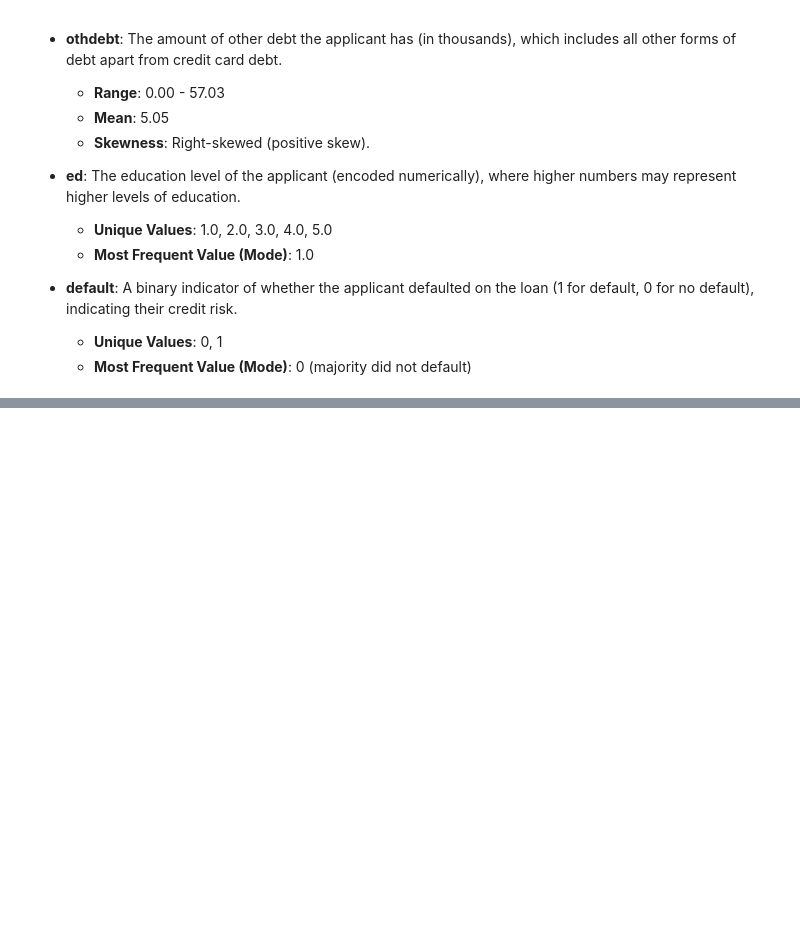
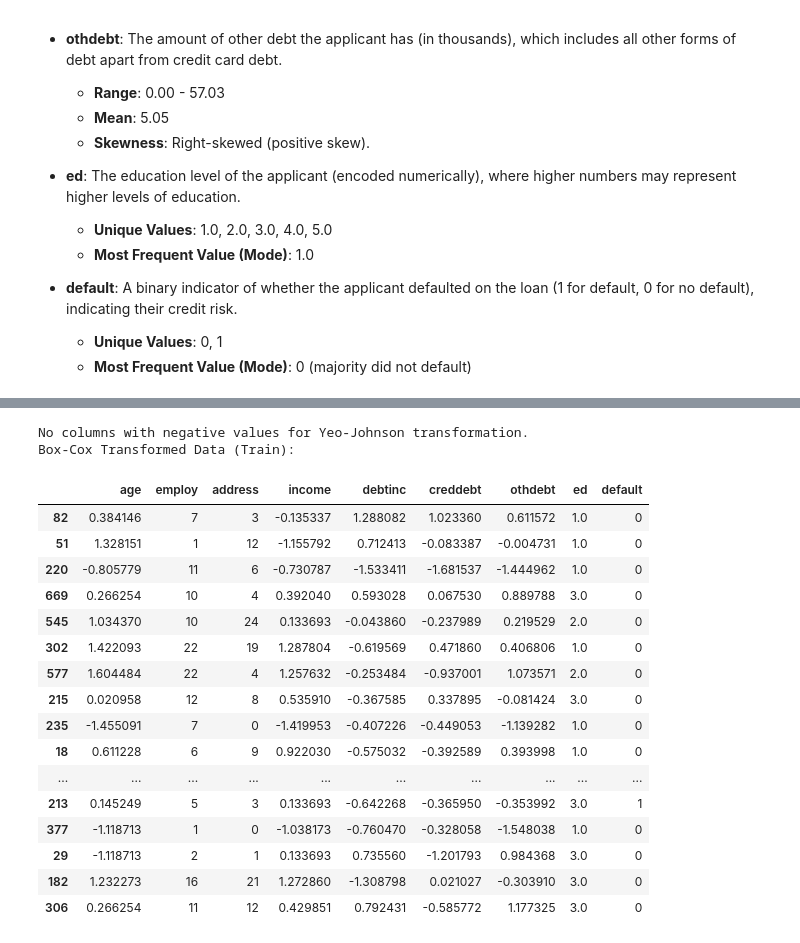
Before and after one commit to matinmahmoudi/Kaggle, a Jupyter notebook: complete-guide-to-transformation-from-a-to-z.ipynb, the cells around one changed output, grey strips where cells are left out. Cells and saved outputs as stored; diff of their text form; code cells hidden in the pictures; blank space fills up the shorter version.

```diff
--- a/complete-guide-to-transformation-from-a-to-z.ipynb
+++ b/complete-guide-to-transformation-from-a-to-z.ipynb
@@ -188,0 +392,65 @@ Let's apply Min-Max Scaling to the `age`, `pathsize`, `lnpos`, and `time` column
+# %%
+from sklearn.preprocessing import PowerTransformer
+from sklearn.model_selection import train_test_split
+import numpy as np
+import pandas as pd
+
+# Make a copy of the original dataset
+data_copy = data.copy()
+
+# Split the copied dataset into training and testing sets
+train_data, test_data = train_test_split(data_copy, test_size=0.2, random_state=42)
+
+# Check if any column contains negative values
+columns_to_check = ['age', 'income', 'debtinc', 'creddebt', 'othdebt']
+contains_negative = {col: np.any(train_data[col] < 0) for col in columns_to_check}
+
+# Initialize the PowerTransformers
+yeo_johnson_transformer = PowerTransformer(method='yeo-johnson')
+box_cox_transformer = PowerTransformer(method='box-cox')
+
+# Make copies of the train and test data for transformations
+train_data_yeo_johnson = train_data.copy()
+test_data_yeo_johnson = test_data.copy()
+train_data_box_cox = train_data.copy()
+test_data_box_cox = test_data.copy()
+
+# Apply Yeo-Johnson transformation to columns with negative values
+columns_to_transform_yeo_johnson = [col for col, has_negative in contains_negative.items() if has_negative]
+if columns_to_transform_yeo_johnson:
+    train_data_yeo_johnson[columns_to_transform_yeo_johnson] = yeo_johnson_transformer.fit_transform(train_data_yeo_johnson[columns_to_transform_yeo_johnson])
+    test_data_yeo_johnson[columns_to_transform_yeo_johnson] = yeo_johnson_transformer.transform(test_data_yeo_johnson[columns_to_transform_yeo_johnson])
+    print("Yeo-Johnson Transformed Data (Train):")
+    display(train_data_yeo_johnson.head(20))
+else:
+    print("No columns with negative values for Yeo-Johnson transformation.")
+
+# Apply Box-Cox transformation to columns with only positive values
+columns_to_transform_box_cox = [col for col, has_negative in contains_negative.items() if not has_negative]
+if columns_to_transform_box_cox:
+    train_data_box_cox[columns_to_transform_box_cox] = box_cox_transformer.fit_transform(train_data_box_cox[columns_to_transform_box_cox])
+    test_data_box_cox[columns_to_transform_box_cox] = box_cox_transformer.transform(test_data_box_cox[columns_to_transform_box_cox])
+    print("Box-Cox Transformed Data (Train):")
+    display(train_data_box_cox.head(20))
+else:
+    print("No columns with only positive values for Box-Cox transformation.")
+# %% [output]
+No columns with negative values for Yeo-Johnson transformation.
+Box-Cox Transformed Data (Train):
+|  | age | employ | address | income | debtinc | creddebt | othdebt | ed | default |
+| 82 | 0.384146 | 7 | 3 | -0.135337 | 1.288082 | 1.023360 | 0.611572 | 1.0 | 0 |
+| 51 | 1.328151 | 1 | 12 | -1.155792 | 0.712413 | -0.083387 | -0.004731 | 1.0 | 0 |
+| 220 | -0.805779 | 11 | 6 | -0.730787 | -1.533411 | -1.681537 | -1.444962 | 1.0 | 0 |
+| 669 | 0.266254 | 10 | 4 | 0.392040 | 0.593028 | 0.067530 | 0.889788 | 3.0 | 0 |
+| 545 | 1.034370 | 10 | 24 | 0.133693 | -0.043860 | -0.237989 | 0.219529 | 2.0 | 0 |
+| 302 | 1.422093 | 22 | 19 | 1.287804 | -0.619569 | 0.471860 | 0.406806 | 1.0 | 0 |
+| 577 | 1.604484 | 22 | 4 | 1.257632 | -0.253484 | -0.937001 | 1.073571 | 2.0 | 0 |
+| 215 | 0.020958 | 12 | 8 | 0.535910 | -0.367585 | 0.337895 | -0.081424 | 3.0 | 0 |
+| 235 | -1.455091 | 7 | 0 | -1.419953 | -0.407226 | -0.449053 | -1.139282 | 1.0 | 0 |
+| 18 | 0.611228 | 6 | 9 | 0.922030 | -0.575032 | -0.392589 | 0.393998 | 1.0 | 0 |
+| ... | ... | ... | ... | ... | ... | ... | ... | ... | ... |
+| 213 | 0.145249 | 5 | 3 | 0.133693 | -0.642268 | -0.365950 | -0.353992 | 3.0 | 1 |
+| 377 | -1.118713 | 1 | 0 | -1.038173 | -0.760470 | -0.328058 | -1.548038 | 1.0 | 0 |
+| 29 | -1.118713 | 2 | 1 | 0.133693 | 0.735560 | -1.201793 | 0.984368 | 3.0 | 0 |
+| 182 | 1.232273 | 16 | 21 | 1.272860 | -1.308798 | 0.021027 | -0.303910 | 3.0 | 0 |
+| 306 | 0.266254 | 11 | 12 | 0.429851 | 0.792431 | -0.585772 | 1.177325 | 3.0 | 0 |
```
Also changed, not shown: parts of 10 cells of this notebook.
